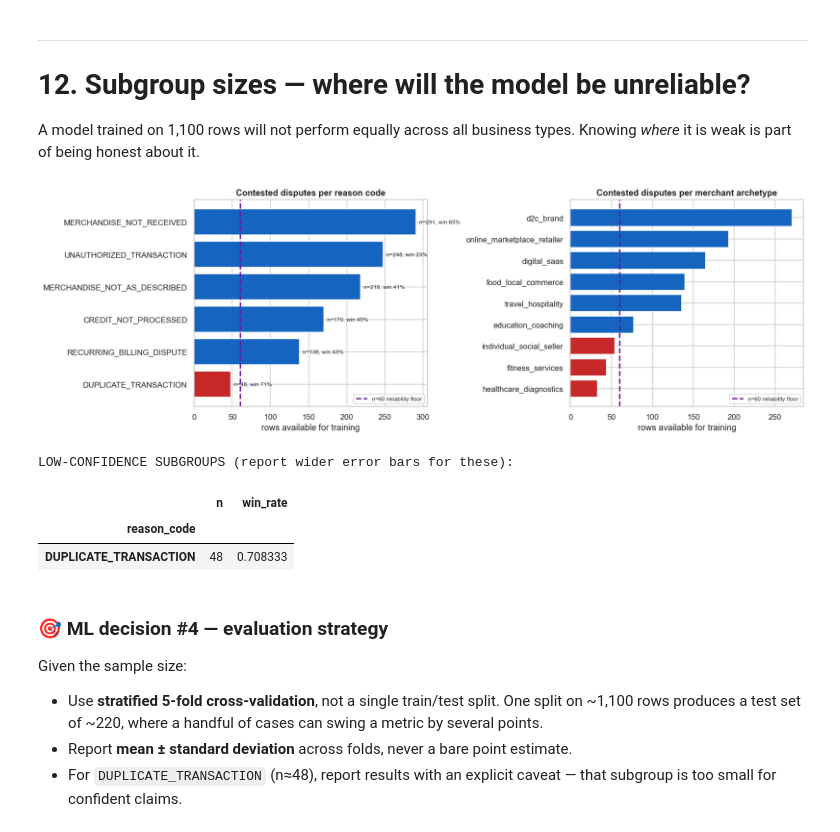
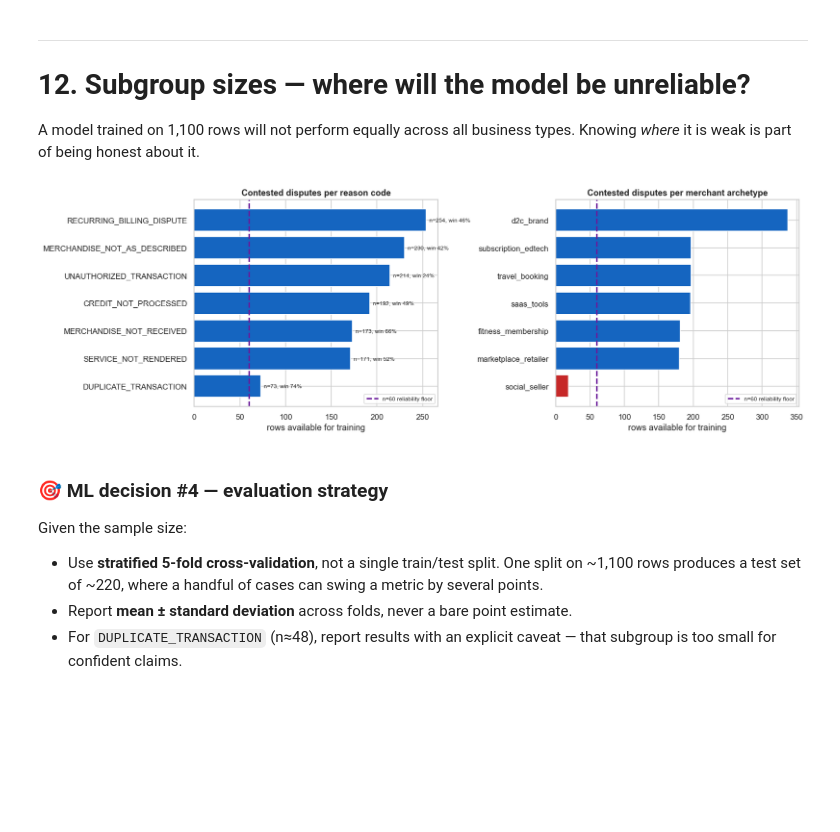
Before and after one commit to Lilekha/sahaya_dispute_evidence_responder_razorpay_buildathon, a Jupyter notebook: notebooks/01_EDA_Chargeback_Evidence_Responder.ipynb, the cells around one changed output. Cells and saved outputs as stored; diff of their text form; code cells hidden in the pictures; blank space fills up the shorter version.

```diff
--- a/notebooks/01_EDA_Chargeback_Evidence_Responder.ipynb
+++ b/notebooks/01_EDA_Chargeback_Evidence_Responder.ipynb
@@ -296,7 +297,9 @@ Because since **15 February 2025, NPCI auto-resolves UPI chargebacks** through U
 
 An evidence responder has nothing to do on a UPI dispute — not because UPI is unimportant, but because that pipeline has already been automated. Card disputes are the opposite: the outcome depends on *what evidence you submit against which reason code, before a deadline*. That is a judgement problem, and judgement problems are where a model earns its place.
 # %%
-CARD_METHODS = ['credit_card', 'debit_card', 'EMI']
+# Card rails only. UPI is excluded by design: NPCI auto-resolves UPI
+# chargebacks via settlement reconciliation, so no evidence is submitted.
+CARD_METHODS = ['credit_card', 'debit_card']
 card_txn = transactions[transactions.payment_method.isin(CARD_METHODS)]
 
 fig, axes = plt.subplots(1, 2, figsize=(14, 4.5))
@@ -342,7 +345,7 @@ mrate = (disputes.groupby('merchant_id').size().rename('n_disputes')
          .to_frame()
          .join(card_txn.groupby('merchant_id').size().rename('n_card_txn'), how='outer')
          .fillna(0))
-mrate = mrate[mrate.n_card_txn >= 30]
+mrate = mrate[mrate.n_card_txn >= 30]   # merchants with enough volume for a stable rate
 mrate['rate_pct'] = mrate.n_disputes / mrate.n_card_txn * 100
 
 fig, axes = plt.subplots(1, 2, figsize=(14, 4.5))
@@ -355,8 +358,8 @@ axes[0].axvline(mrate.rate_pct.median(), color=COL_LOST, ls='-', lw=2,
 axes[0].set_title('Per-merchant dispute rate vs real-world benchmarks', fontweight='bold')
 axes[0].set_xlabel('dispute rate (%)'); axes[0].legend(fontsize=8)
 
-by_arch = (mrate.join(merchants.set_index('merchant_id').merchant_archetype)
-           .groupby('merchant_archetype').rate_pct.median().sort_values())
+by_arch = (mrate.join(merchants.set_index('merchant_id').archetype)
+           .groupby('archetype').rate_pct.median().sort_values())
 by_arch.plot(kind='barh', ax=axes[1], color=COL_PRIMARY)
 axes[1].axvline(1.5, color=COL_BENCH, ls='--', lw=2, label='VAMP 1.5%')
 axes[1].set_title('Median dispute rate by business type', fontweight='bold')
@@ -570,15 +573,17 @@ fig, axes = plt.subplots(1, 2, figsize=(15, 5))
 
 # ---- Applicability by evidence type ----
 ct = pd.crosstab(evidence.evidence_type, evidence.applicability_status)
-ct = ct[['APPLICABLE', 'UNAVAILABLE', 'NOT_APPLICABLE']]
+# v6 emits only slots that CAN exist for the merchant's fulfilment type,
+# so NOT_APPLICABLE rows are absent by construction. Reindex defensively.
+ct = ct.reindex(columns=['APPLICABLE', 'UNAVAILABLE'], fill_value=0)
 ct.plot(kind='barh', stacked=True, ax=axes[0],
-        color=[COL_WON, COL_LOST, '#BDBDBD'])
+        color=[COL_WON, COL_LOST])
 axes[0].set_title('Evidence availability by type', fontweight='bold')
 axes[0].set_xlabel('evidence records'); axes[0].set_ylabel('')
 axes[0].legend(title='', fontsize=8)
 
 # ---- Unavailable rate vs documentation maturity ----
-mat = (ev[ev.applicability_status != 'NOT_APPLICABLE']
+mat = (ev
        .groupby('merchant_id').applicability_status
        .apply(lambda s: (s == 'UNAVAILABLE').mean()).rename('unavail_rate').reset_index()
        .merge(merchants[['merchant_id', 'documentation_maturity']], on='merchant_id'))
@@ -698,22 +703,18 @@ That last one is subtle and worth emphasising. `customers.csv` contains lifetime
 # One row per dispute
 # ---------------------------------------------------------------
 txn_cols = [
-    'transaction_id', 'amount', 'payment_method', 'payment_channel', 'offering_type',
-    'customer_account_age_days', 'customer_previous_orders', 'customer_previous_spend',
-    'customer_previous_returns', 'customer_previous_disputes',
-    'days_since_customer_last_purchase', 'device_age_days', 'is_new_device',
-    'device_transaction_count', 'ip_risk_score',
-    'location_distance_from_typical_customer_location',
-    'authentication_status', 'authentication_method', 'payment_attempt_count',
-    'is_international', 'billing_shipping_mismatch', 'order_processing_time_hours',
-    'fulfillment_status', 'delivery_status', 'delivery_confirmation',
-    'delivery_otp_verified', 'return_requested',
+    'transaction_id', 'amount', 'payment_method',
+    'customer_previous_orders', 'customer_previous_spend',
+    'customer_previous_disputes', 'days_since_customer_last_purchase',
+    'ip_risk_score', 'otp_3ds_status', 'avs_match', 'payment_attempt_count',
+    'is_international', 'billing_shipping_mismatch',
+    'delivery_status', 'has_signed_proof',
 ]
 mer_cols = [
-    'merchant_id', 'merchant_archetype', 'industry', 'business_size', 'sales_channel',
-    'fulfillment_type', 'subscription_supported', 'international_sales',
-    'documentation_maturity', 'fulfillment_tracking_available', 'refund_policy_documented',
-    'merchant_age_months', 'baseline_dispute_rate',
+    'merchant_id', 'archetype', 'industry', 'business_size',
+    'fulfillment_type', 'subscription_supported',
+    'documentation_maturity', 'fulfillment_tracking_available',
+    'refund_policy_documented', 'merchant_age_months',
 ]
 
 df = (disputes
@@ -1211,37 +1223,33 @@ A model trained on 1,100 rows will not perform equally across all business types
 # %%
 fig, axes = plt.subplots(1, 2, figsize=(15, 5))
 
 sub = (model_df.groupby('reason_code')
        .agg(n=('won', 'size'), win_rate=('won', 'mean'))
        .sort_values('n'))
 axes[0].barh(sub.index, sub.n, color=[COL_LOST if n < 60 else COL_PRIMARY for n in sub.n])
 axes[0].axvline(60, color=COL_BENCH, ls='--', lw=2, label='n=60 reliability floor')
 axes[0].set_title('Contested disputes per reason code', fontweight='bold')
 axes[0].set_xlabel('rows available for training'); axes[0].legend(fontsize=8)
 for i, (n, w) in enumerate(zip(sub.n, sub.win_rate)):
     axes[0].text(n, i, f'  n={n}, win {w:.0%}', va='center', fontsize=8)
 
-sub2 = (model_df.groupby('merchant_archetype')
+sub2 = (model_df.groupby('archetype')
         .agg(n=('won', 'size'), win_rate=('won', 'mean'))
         .sort_values('n'))
 axes[1].barh(sub2.index, sub2.n,
              color=[COL_LOST if n < 60 else COL_PRIMARY for n in sub2.n])
 axes[1].axvline(60, color=COL_BENCH, ls='--', lw=2, label='n=60 reliability floor')
 axes[1].set_title('Contested disputes per merchant archetype', fontweight='bold')
 axes[1].set_xlabel('rows available for training'); axes[1].legend(fontsize=8)
 
 plt.tight_layout(); plt.show()
 
 thin = sub[sub.n < 60]
 if len(thin):
     print('LOW-CONFIDENCE SUBGROUPS (report wider error bars for these):')
     display(thin)
 # %% [output]
-[figure, old version]
+[figure, new version]
-LOW-CONFIDENCE SUBGROUPS (report wider error bars for these):
-|  | n | win_rate |
-| reason_code |  |  |
-| DUPLICATE_TRANSACTION | 48 | 0.708333 |
 # %% [markdown]
 ### 🎯 ML decision #4 — evaluation strategy
 
```
Also changed, not shown: parts of 23 cells of this notebook, 24 other files.
